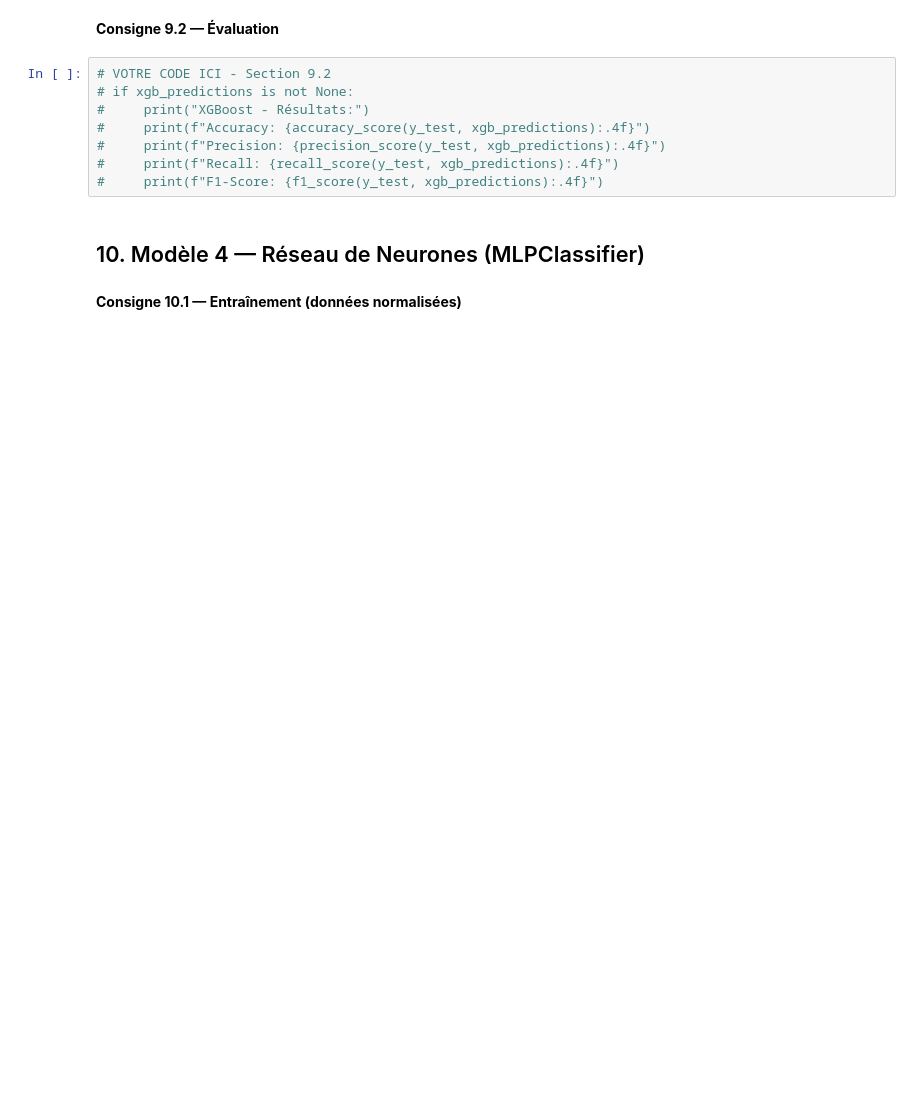
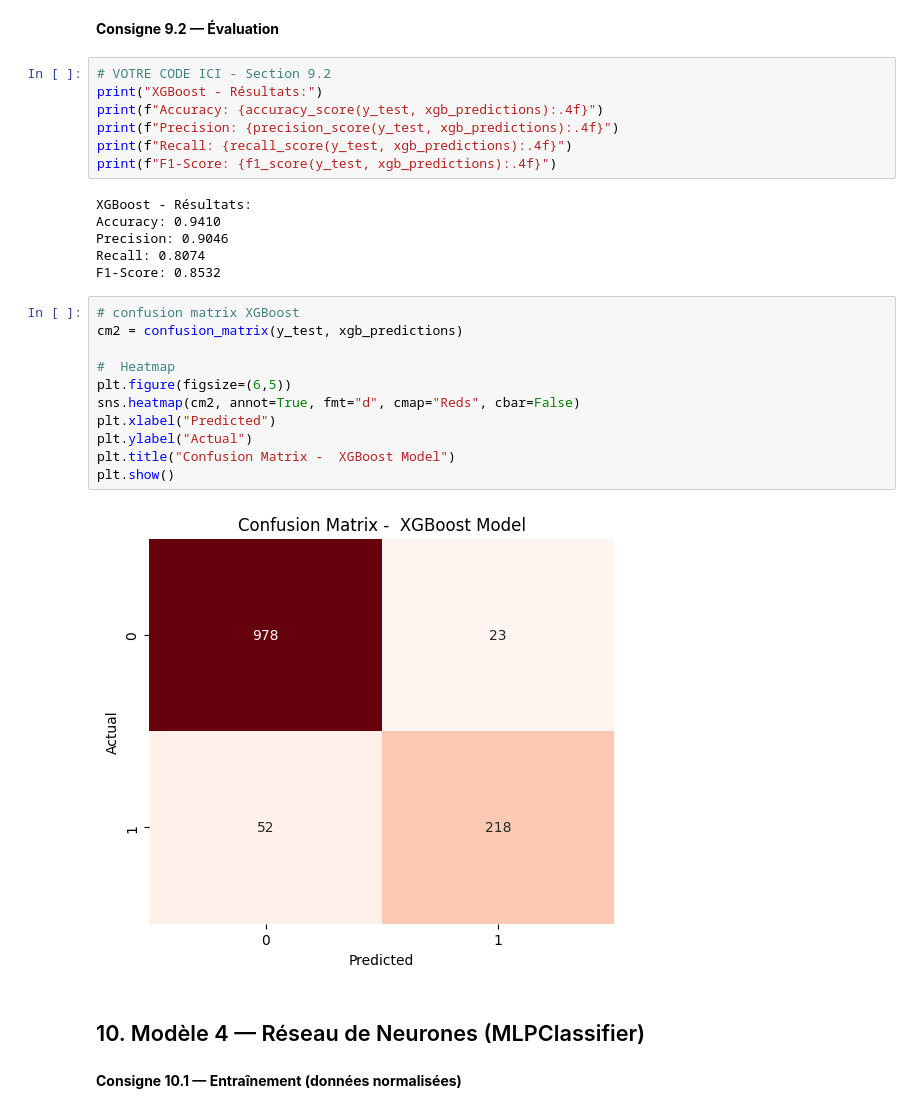
Before and after one commit to 17matb/youtube-trends, a Jupyter notebook: ml_youtube_trends.ipynb, the cells around one changed output. Cells and saved outputs as stored; diff of their text form; blank space fills up the shorter version.

```diff
--- a/ml_youtube_trends.ipynb
+++ b/ml_youtube_trends.ipynb
@@ -619,12 +653,30 @@ XGBoost n'est pas installé. Installez avec: pip install xgboost
 **Consigne 9.2 — Évaluation**
 # %%
 # VOTRE CODE ICI - Section 9.2
-# if xgb_predictions is not None:
-#     print("XGBoost - Résultats:")
-#     print(f"Accuracy: {accuracy_score(y_test, xgb_predictions):.4f}")
-#     print(f"Precision: {precision_score(y_test, xgb_predictions):.4f}")
-#     print(f"Recall: {recall_score(y_test, xgb_predictions):.4f}")
-#     print(f"F1-Score: {f1_score(y_test, xgb_predictions):.4f}")
+print("XGBoost - Résultats:")
+print(f"Accuracy: {accuracy_score(y_test, xgb_predictions):.4f}")
+print(f"Precision: {precision_score(y_test, xgb_predictions):.4f}")
+print(f"Recall: {recall_score(y_test, xgb_predictions):.4f}")
+print(f"F1-Score: {f1_score(y_test, xgb_predictions):.4f}")
+# %% [output]
+XGBoost - Résultats:
+Accuracy: 0.9410
+Precision: 0.9046
+Recall: 0.8074
+F1-Score: 0.8532
+# %%
+# confusion matrix XGBoost
+cm2 = confusion_matrix(y_test, xgb_predictions)
+
+#  Heatmap
+plt.figure(figsize=(6,5))
+sns.heatmap(cm2, annot=True, fmt="d", cmap="Reds", cbar=False)
+plt.xlabel("Predicted")
+plt.ylabel("Actual")
+plt.title("Confusion Matrix -  XGBoost Model")
+plt.show()
+# %% [output]
+[figure, added]
 # %% [markdown]
 ## 10. Modèle 4 — Réseau de Neurones (MLPClassifier)
 # %% [markdown]
```
Also changed, not shown: parts of 15 cells of this notebook, 2 other files.
